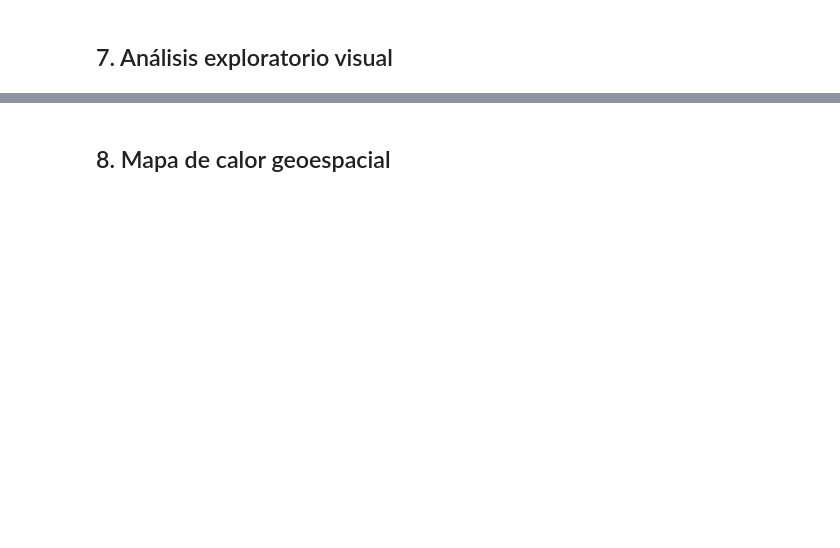
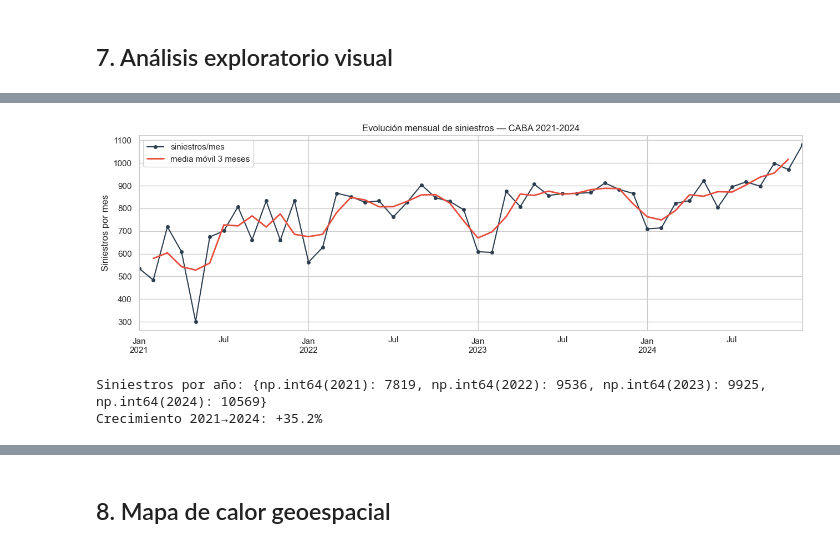
Before and after one commit to valenmendez01/TPO-CienciaDeDatos, a Jupyter notebook: siniestros_viales_pipeline.ipynb, the cells around one changed output, grey strips where cells are left out. Saved outputs shown, nothing was run; the diff lists cells and outputs as text; code cells hidden in the pictures; blank space fills up the shorter version.

```diff
--- a/siniestros_viales_pipeline.ipynb
+++ b/siniestros_viales_pipeline.ipynb
@@ -518,6 +558,7 @@ Descartes:
 * LATITUD/LONGITUD: 3.402 nulos → se eliminan las filas (1,8% del total)
 # %%
 def limpiar_flujo_anillo(df):
+    if df is None: return None
     df = df.copy()
 
     # Renombrar columna con BOM
@@ -525,6 +566,10 @@ def limpiar_flujo_anillo(df):
 
     # Normalizar nombres de columnas
     df.columns = df.columns.str.lower()
+
+    # CANTIDAD → volumen_vehicular (nombre que espera el merge)
+    df.rename(columns={"cantidad": "volumen_vehicular"}, inplace=True)
+    df["volumen_vehicular"] = pd.to_numeric(df["volumen_vehicular"], errors="coerce")
 
     # Unificar SD/sd → DESCONOCIDO en columnas object
     cols_sd = df.select_dtypes("object").columns
@@ -535,6 +580,10 @@ def limpiar_flujo_anillo(df):
     df["fecha"] = hora_dt.dt.normalize()
     df["hora"]  = hora_dt.dt.hour
 
+    # Claves de merge mensual con siniestros
+    df["año"] = hora_dt.dt.year.astype("Int64")
+    df["mes"] = hora_dt.dt.month.astype("Int64")
+
     # Eliminar filas sin coordenadas (3.402 nulos)
     df.dropna(subset=["latitud", "longitud"], inplace=True)
 
@@ -800,0 +1180,23 @@ if df_final is not None:
+# %%
+# ── Serie temporal: siniestros por mes ───────────────────
+if df_final is not None:
+    serie = df_final.set_index('fecha_siniestro').resample('MS').size()
+
+    plt.figure(figsize=(13, 4.5))
+    serie.plot(marker='o', ms=4, color='#2c3e50', label='siniestros/mes')
+    serie.rolling(3, center=True).mean().plot(color='#e74c3c', lw=2, label='media móvil 3 meses')
+    plt.title('Evolución mensual de siniestros — CABA 2021-2024')
+    plt.xlabel('')
+    plt.ylabel('Siniestros por mes')
+    plt.legend()
+    plt.tight_layout()
+    plt.savefig('outputs/serie_temporal_siniestros.png', dpi=150, bbox_inches='tight')
+    plt.show()
+
+    por_año = df_final.groupby('año').size()
+    print('Siniestros por año:', por_año.to_dict())
+    print(f"Crecimiento 2021→2024: {(por_año[2024]/por_año[2021]-1)*100:+.1f}%")
+# %% [output]
+[figure, added]
+Siniestros por año: {np.int64(2021): 7819, np.int64(2022): 9536, np.int64(2023): 9925, np.int64(2024): 10569}
+Crecimiento 2021→2024: +35.2%
```
Also changed, not shown: parts of 64 cells of this notebook, 13 other files.
